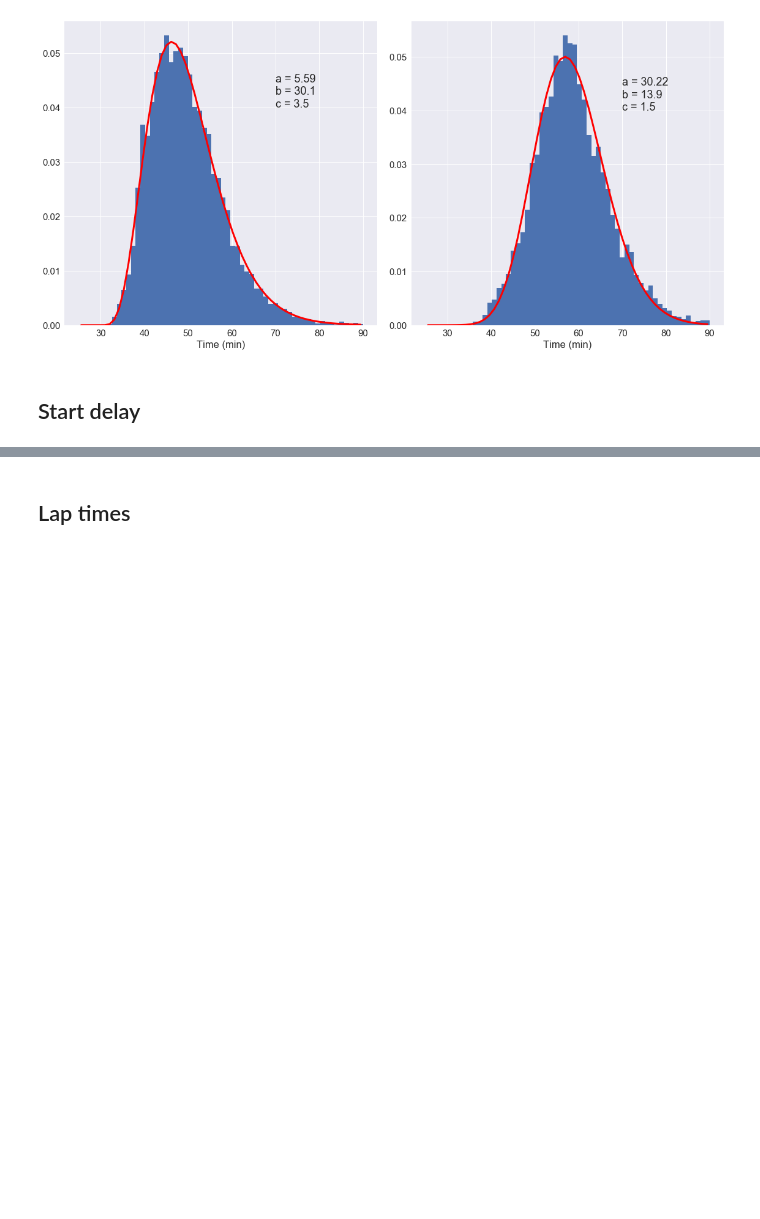
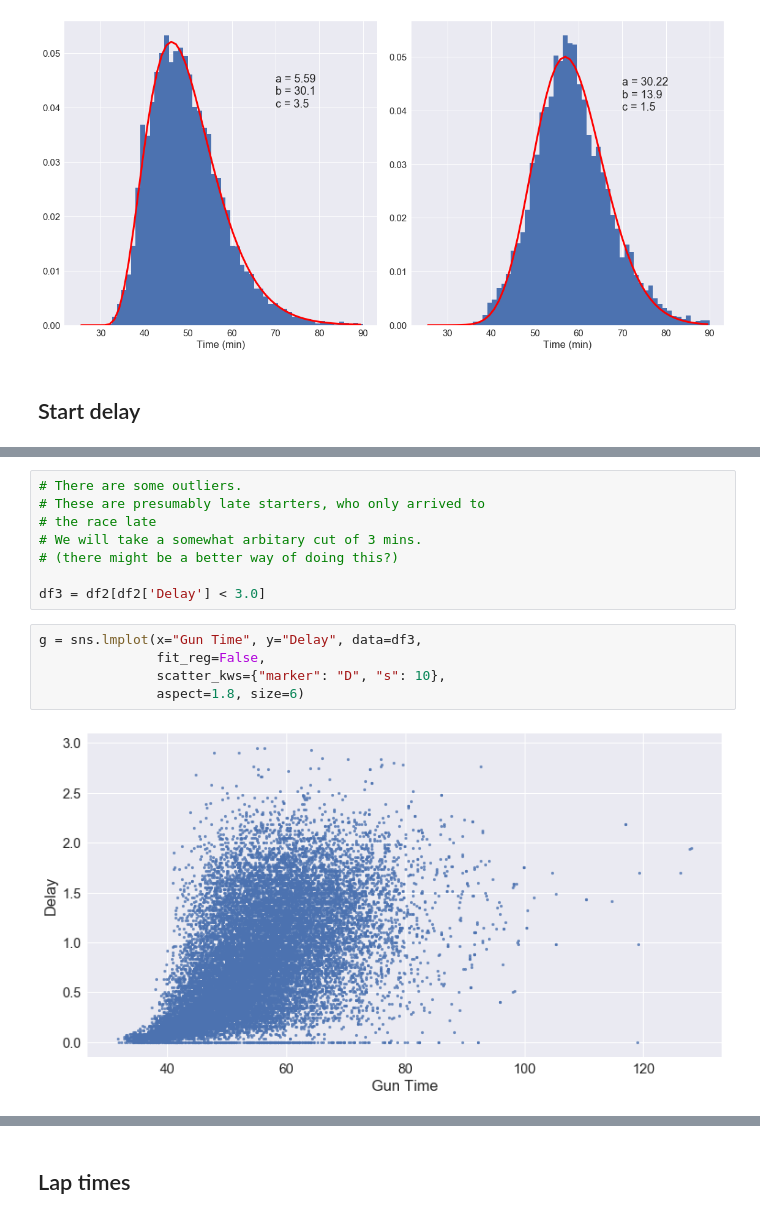
Before and after one commit to CDonnerer/regents-races, a Jupyter notebook: race_analysis.ipynb, the cells around one changed output, grey strips where cells are left out. Drawn from its saved outputs; the diff is of its cells as text; blank space fills up the shorter version.

```diff
--- a/race_analysis.ipynb
+++ b/race_analysis.ipynb
@@ -159,0 +140,15 @@ plt.savefig('plots/delay_by_place.png')
+# %%
+# There are some outliers.
+# These are presumably late starters, who only arrived to
+# the race late
+# We will take a somewhat arbitary cut of 3 mins.
+# (there might be a better way of doing this?)
+
+df3 = df2[df2['Delay'] < 3.0]
+# %%
+g = sns.lmplot(x="Gun Time", y="Delay", data=df3,
+               fit_reg=False,
+               scatter_kws={"marker": "D", "s": 10},
+               aspect=1.8, size=6)
+# %% [output]
+[figure, added]
```
Also changed, not shown: parts of 16 cells of this notebook, 3 other files.
